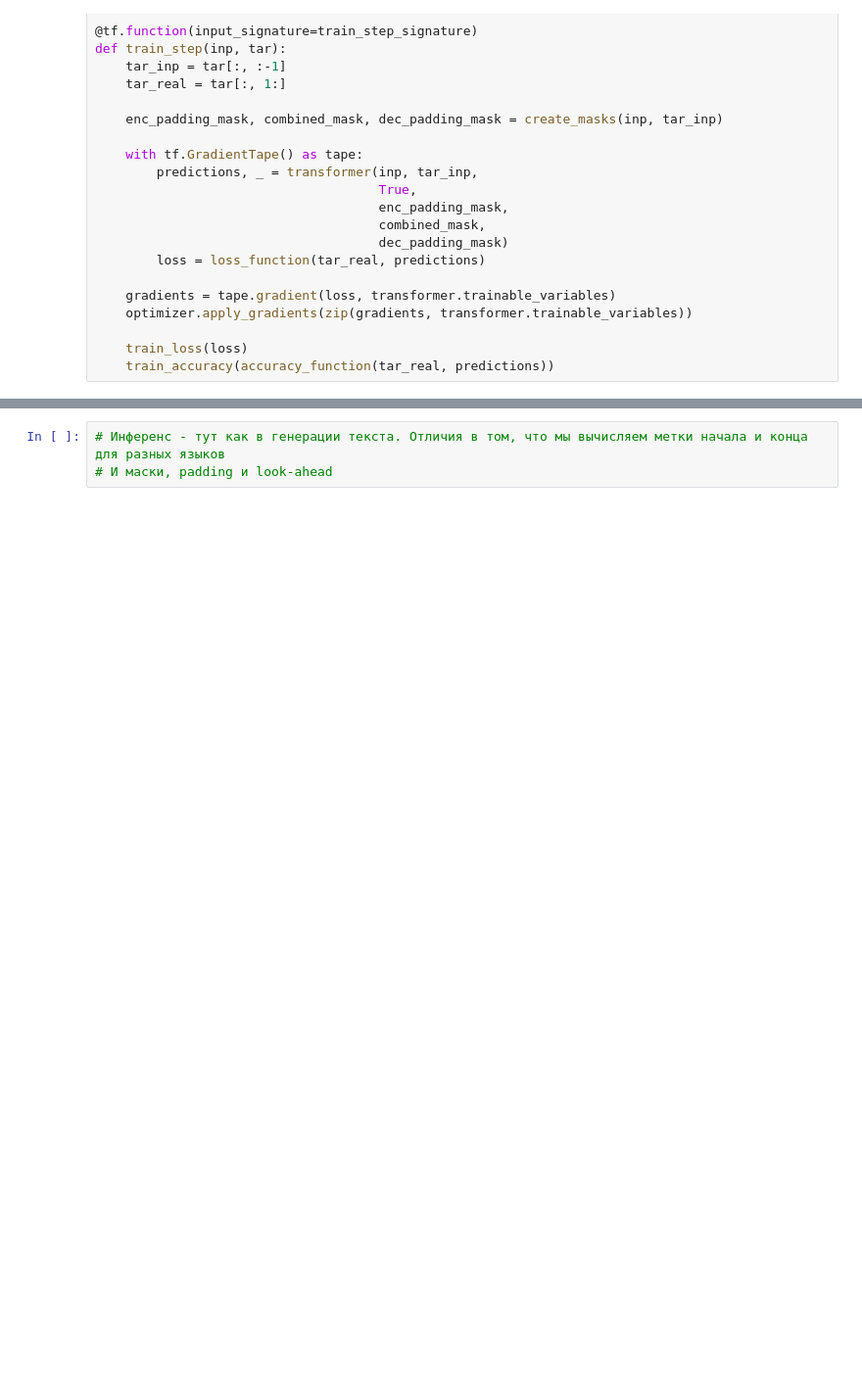
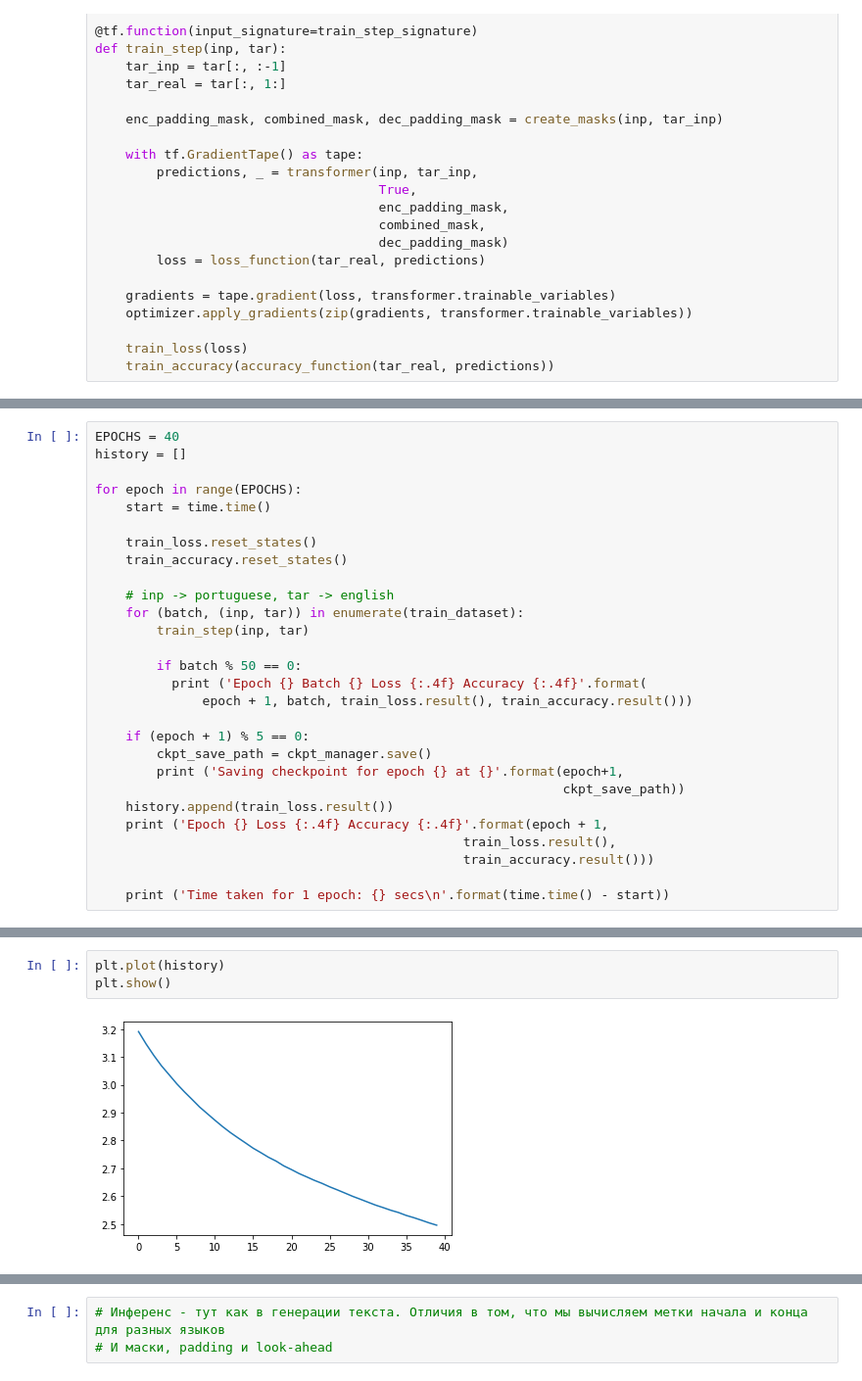
Before and after one commit to po-stas/NaturalLanguageProcessing, a Jupyter notebook: lesson11/hw11.ipynb, the cells around one changed output, grey strips where cells are left out. Shown at 98% size. Drawn from its saved outputs; the diff is of its cells as text; blank space fills up the shorter version.

```diff
--- a/lesson11/hw11.ipynb
+++ b/lesson11/hw11.ipynb
@@ -782,0 +789,28 @@ Time taken for 1 epoch: 170.48337197303772 secs
+# %%
+EPOCHS = 40
+history = []
+
+for epoch in range(EPOCHS):
+    start = time.time()
+
+    train_loss.reset_states()
+    train_accuracy.reset_states()
+
+    # inp -> portuguese, tar -> english
+    for (batch, (inp, tar)) in enumerate(train_dataset):
+        train_step(inp, tar)
+
+        if batch % 50 == 0:
+          print ('Epoch {} Batch {} Loss {:.4f} Accuracy {:.4f}'.format(
+              epoch + 1, batch, train_loss.result(), train_accuracy.result()))
+
+    if (epoch + 1) % 5 == 0:
+        ckpt_save_path = ckpt_manager.save()
+        print ('Saving checkpoint for epoch {} at {}'.format(epoch+1,
+                                                             ckpt_save_path))
+    history.append(train_loss.result())
+    print ('Epoch {} Loss {:.4f} Accuracy {:.4f}'.format(epoch + 1,
+                                                train_loss.result(),
+                                                train_accuracy.result()))
+
+    print ('Time taken for 1 epoch: {} secs\n'.format(time.time() - start))
@@ -782,0 +835,5 @@ Time taken for 1 epoch: 170.48337197303772 secs
+# %%
+plt.plot(history)
+plt.show()
+# %% [output]
+[figure, added]
```
Also changed, not shown: parts of 22 cells of this notebook.
